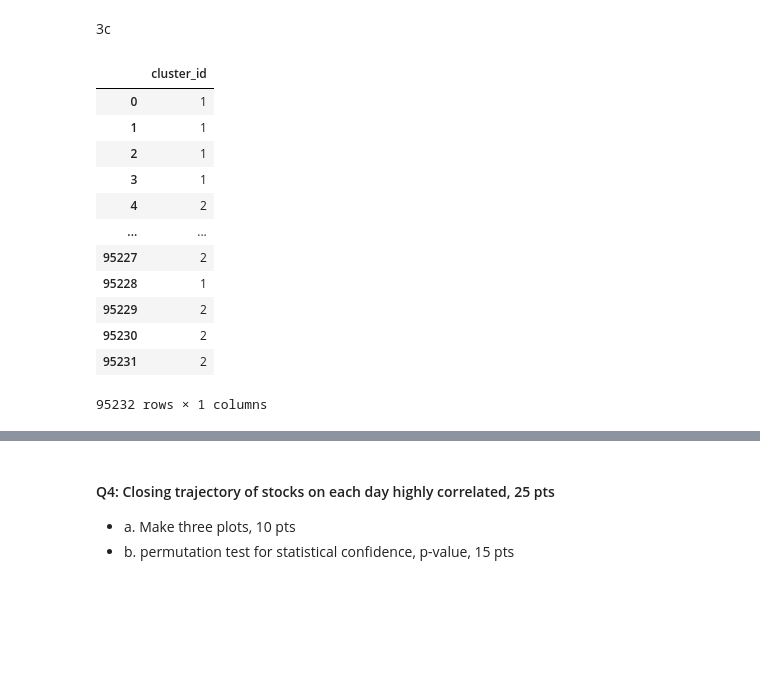
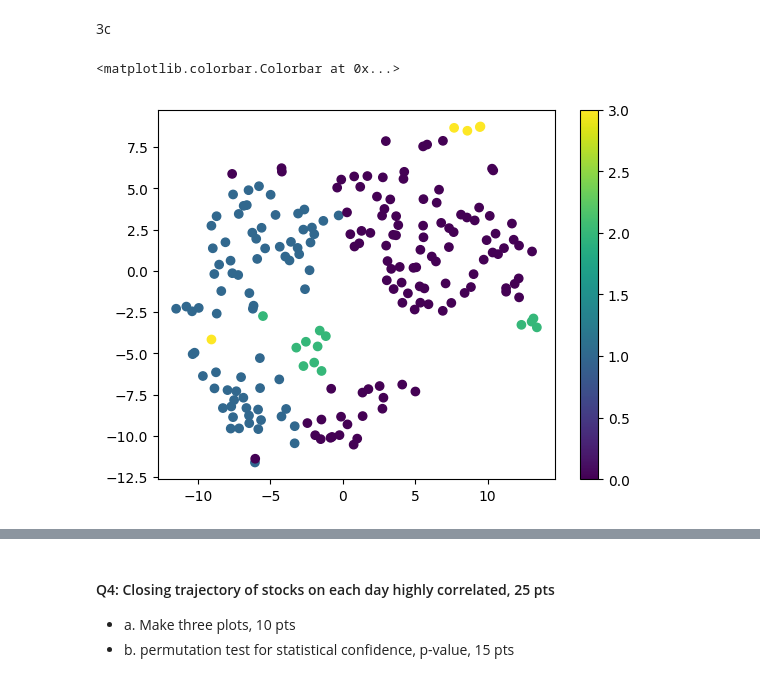
Before and after one commit to PrathameshBagal/Projects, a Jupyter notebook: cse519_hw3_Bagal_Prathamesh_115612879.ipynb, the cells around one changed output, grey strips where cells are left out. Cells and saved outputs as stored; diff of their text form; code cells hidden in the pictures; blank space fills up the shorter version.

```diff
--- a/cse519_hw3_Bagal_Prathamesh_115612879.ipynb
+++ b/cse519_hw3_Bagal_Prathamesh_115612879.ipynb
@@ -612,19 +612,3 @@ for n_clusters in range(2, 11):
 
 # The optimal number of clusters is the one with the highest silhouette score
 optimal_clusters = np.argmax(silhouette_scores) + 2 # cause range starts from 2
-# %%
-consensus_df
-# %% [output]
-|  | cluster_id |
-| 0 | 1 |
-| 1 | 1 |
-| 2 | 1 |
-| 3 | 1 |
-| 4 | 2 |
-| ... | ... |
-| 95227 | 2 |
-| 95228 | 1 |
-| 95229 | 2 |
-| 95230 | 2 |
-| 95231 | 2 |
-95232 rows × 1 columns
@@ -664,0 +615,16 @@ plt.show()
+# %%
+kmeans = KMeans(n_clusters=optimal_clusters)
+kmeans.fit(scaled_data)
+#assigning cluster labels
+average_records['cluster_label'] = kmeans.labels_
+# %%
+from sklearn.manifold import TSNE
+tsne = TSNE(n_components=2)
+stocks_tsne = tsne.fit_transform(scaled_data)
+# %%
+import matplotlib.pyplot as plt
+plt.scatter(stocks_tsne[:, 0], stocks_tsne[:, 1], c=average_records['cluster_label'])
+plt.colorbar()
+# %% [output]
+<matplotlib.colorbar.Colorbar at 0x...>
+[figure, added]
```
Also changed, not shown: parts of 18 cells of this notebook.
